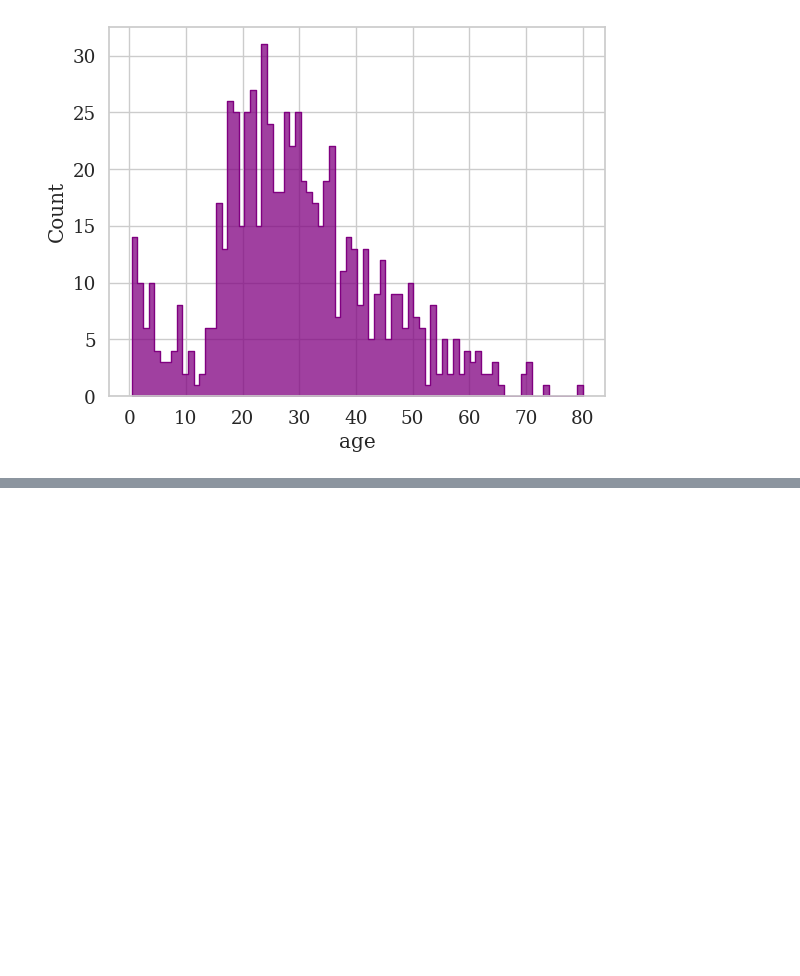
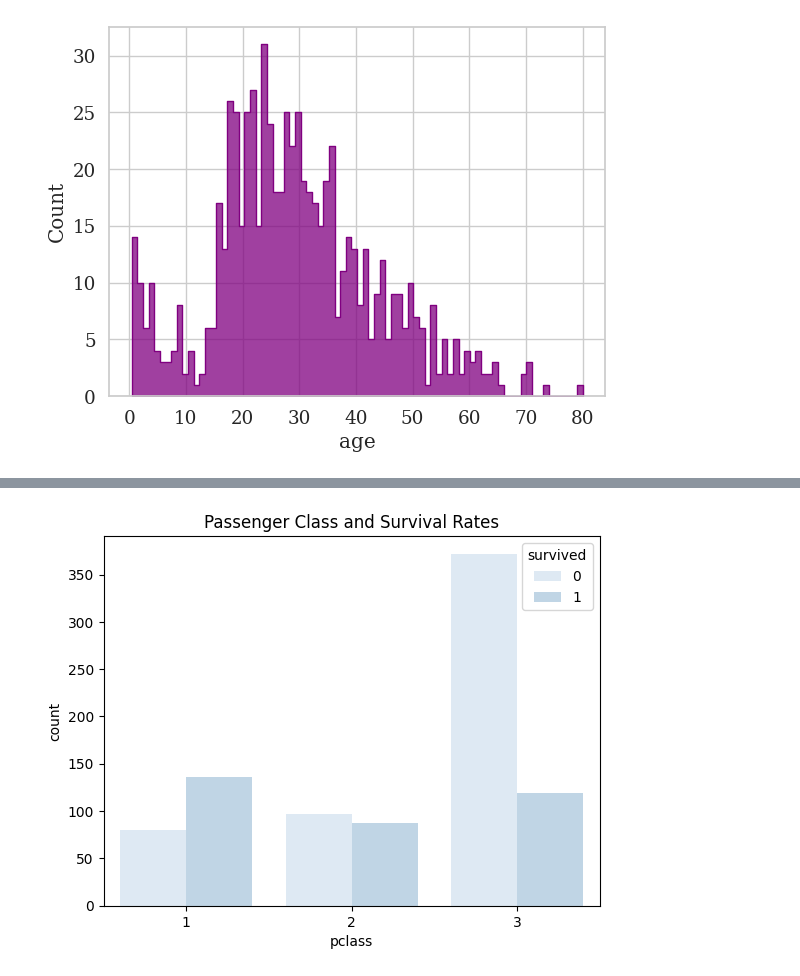
Before and after one commit to vadivelmurugesan/data-science, a Jupyter notebook: 06_seaborn/01_fundamentals.ipynb, the cells around one changed output, grey strips where cells are left out. Drawn from its saved outputs; the diff is of its cells as text; code cells hidden in the pictures; blank space fills up the shorter version.

```diff
--- a/06_seaborn/01_fundamentals.ipynb
+++ b/06_seaborn/01_fundamentals.ipynb
@@ -135,0 +157,8 @@ sns.histplot(data=titanic_dataset, x='age', binwidth=1, color='purple', element=
+# %%
+# Passenger Class and Survival Rates
+
+sns.countplot(x='pclass', data=titanic_dataset, hue = 'survived').set_title('Passenger Class and Survival Rates')
+
+plt.show()
+# %% [output]
+[figure, added]
```
Also changed, not shown: parts of 4 cells of this notebook.
